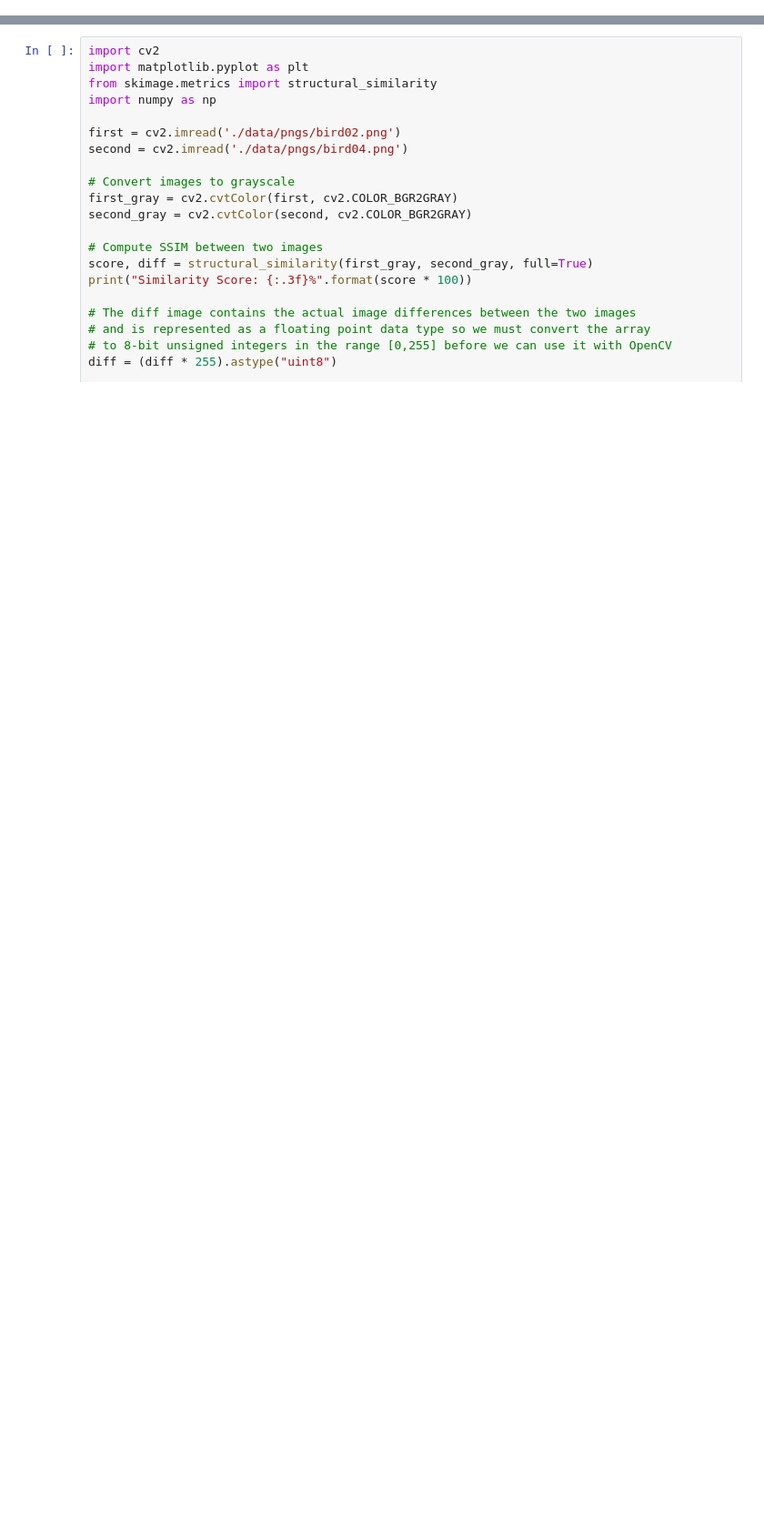
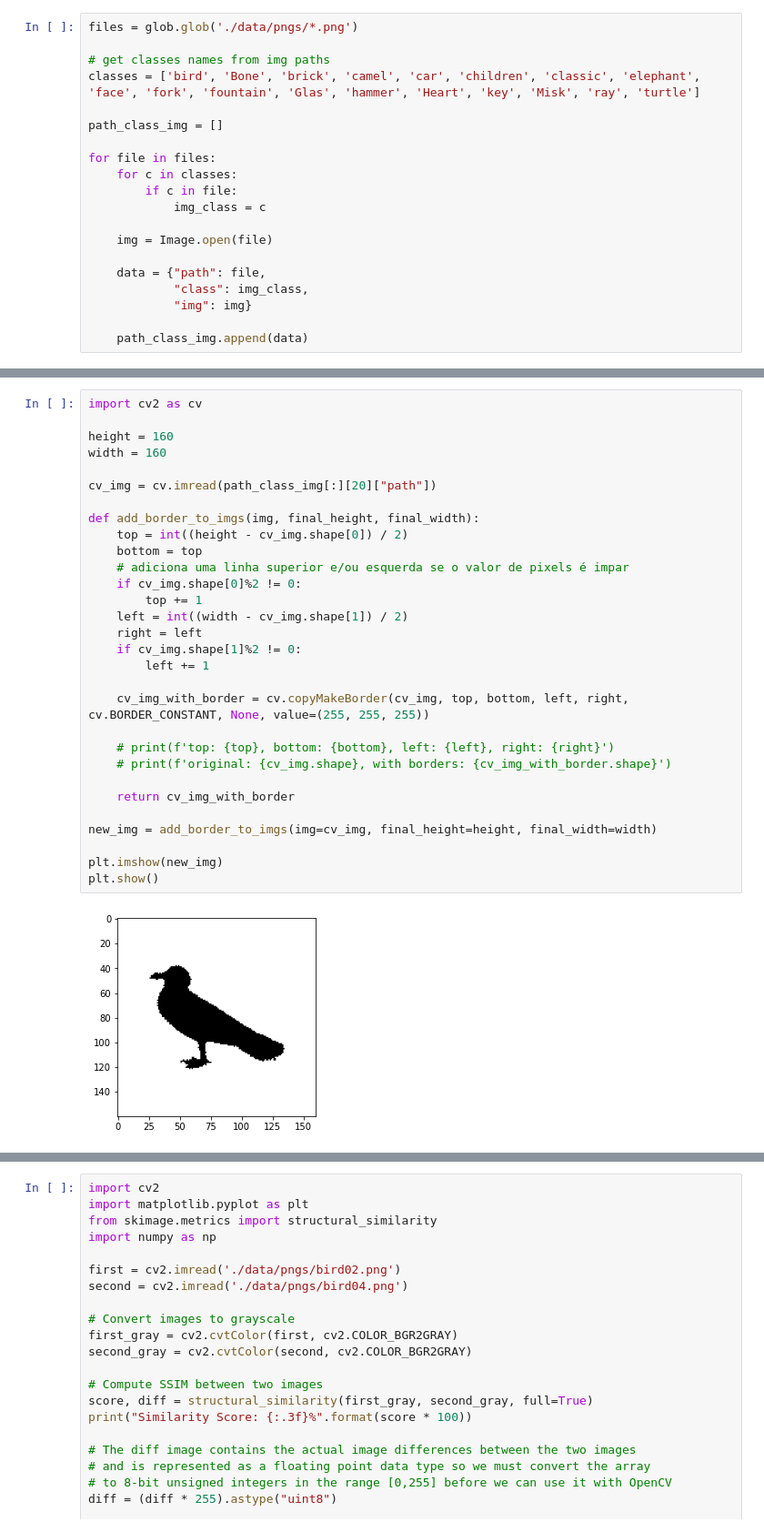
Before and after one commit to artur-martini/content-based-image-retrieval, a Jupyter notebook: notebook.ipynb, the cells around one changed output, grey strips where cells are left out. Shown at 91% size. Saved outputs shown, nothing was run; the diff lists cells and outputs as text; blank space fills up the shorter version.

Commit message:
added borders to match standard img size

```diff
--- a/notebook.ipynb
+++ b/notebook.ipynb
@@ -9,0 +36,20 @@ Professor: Dr. Cláudio Rosito Jung
+# %%
+files = glob.glob('./data/pngs/*.png')
+
+# get classes names from img paths
+classes = ['bird', 'Bone', 'brick', 'camel', 'car', 'children', 'classic', 'elephant', 'face', 'fork', 'fountain', 'Glas', 'hammer', 'Heart', 'key', 'Misk', 'ray', 'turtle']
+
+path_class_img = []
+
+for file in files:
+    for c in classes:
+        if c in file:
+            img_class = c
+
+    img = Image.open(file)
+
+    data = {"path": file,
+            "class": img_class,
+            "img": img}
+
+    path_class_img.append(data)
@@ -9,0 +89,32 @@ Professor: Dr. Cláudio Rosito Jung
+# %%
+import cv2 as cv
+
+height = 160
+width = 160
+
+cv_img = cv.imread(path_class_img[:][20]["path"])
+
+def add_border_to_imgs(img, final_height, final_width):
+    top = int((height - cv_img.shape[0]) / 2)
+    bottom = top
+    # adiciona uma linha superior e/ou esquerda se o valor de pixels é impar
+    if cv_img.shape[0]%2 != 0:
+        top += 1
+    left = int((width - cv_img.shape[1]) / 2)
+    right = left
+    if cv_img.shape[1]%2 != 0:
+        left += 1
+
+    cv_img_with_border = cv.copyMakeBorder(cv_img, top, bottom, left, right, cv.BORDER_CONSTANT, None, value=(255, 255, 255))
+
+    # print(f'top: {top}, bottom: {bottom}, left: {left}, right: {right}')
+    # print(f'original: {cv_img.shape}, with borders: {cv_img_with_border.shape}')
+
+    return cv_img_with_border
+
+new_img = add_border_to_imgs(img=cv_img, final_height=height, final_width=width)
+
+plt.imshow(new_img)
+plt.show()
+# %% [output]
+[figure, added]
```
Also changed, not shown: parts of 12 cells of this notebook.
